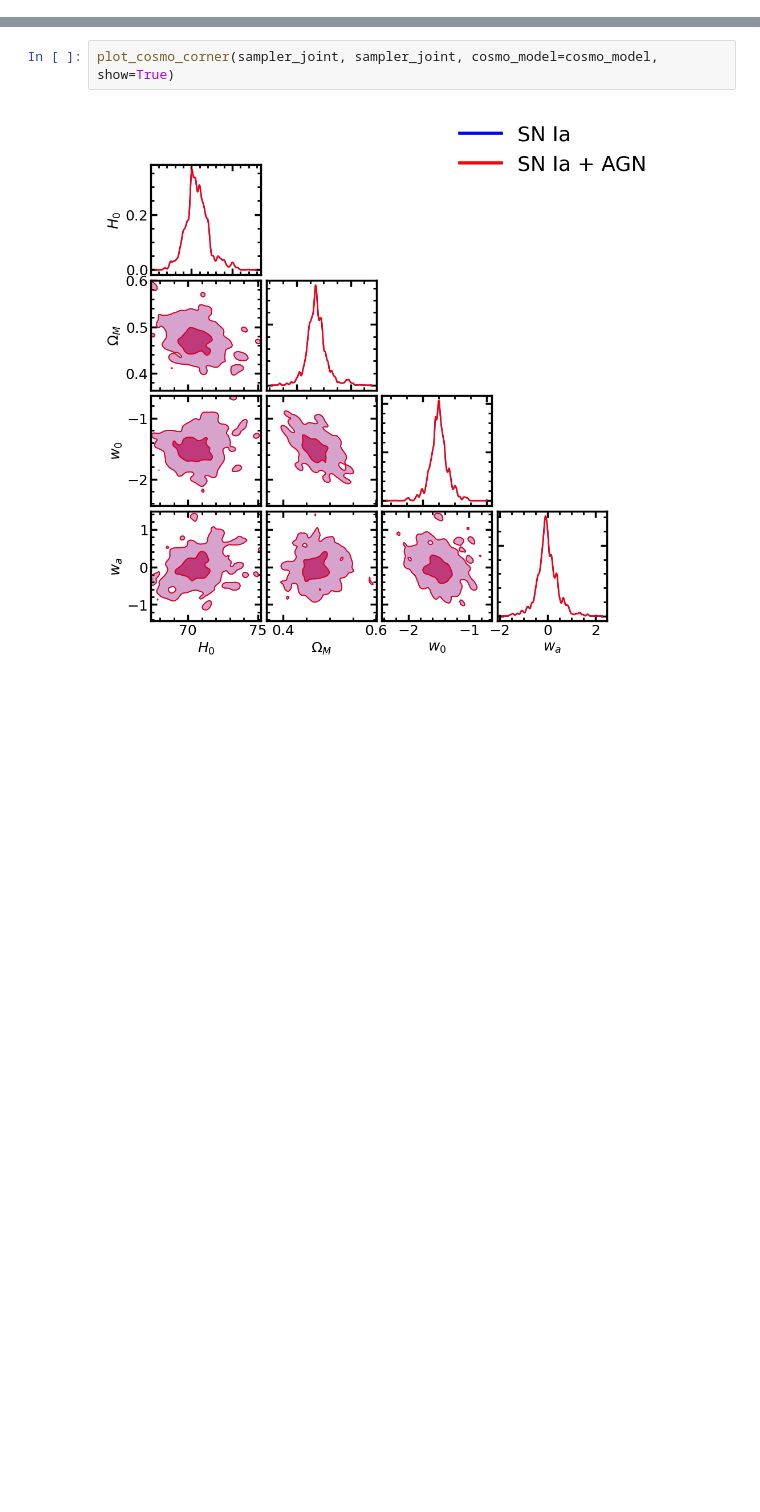
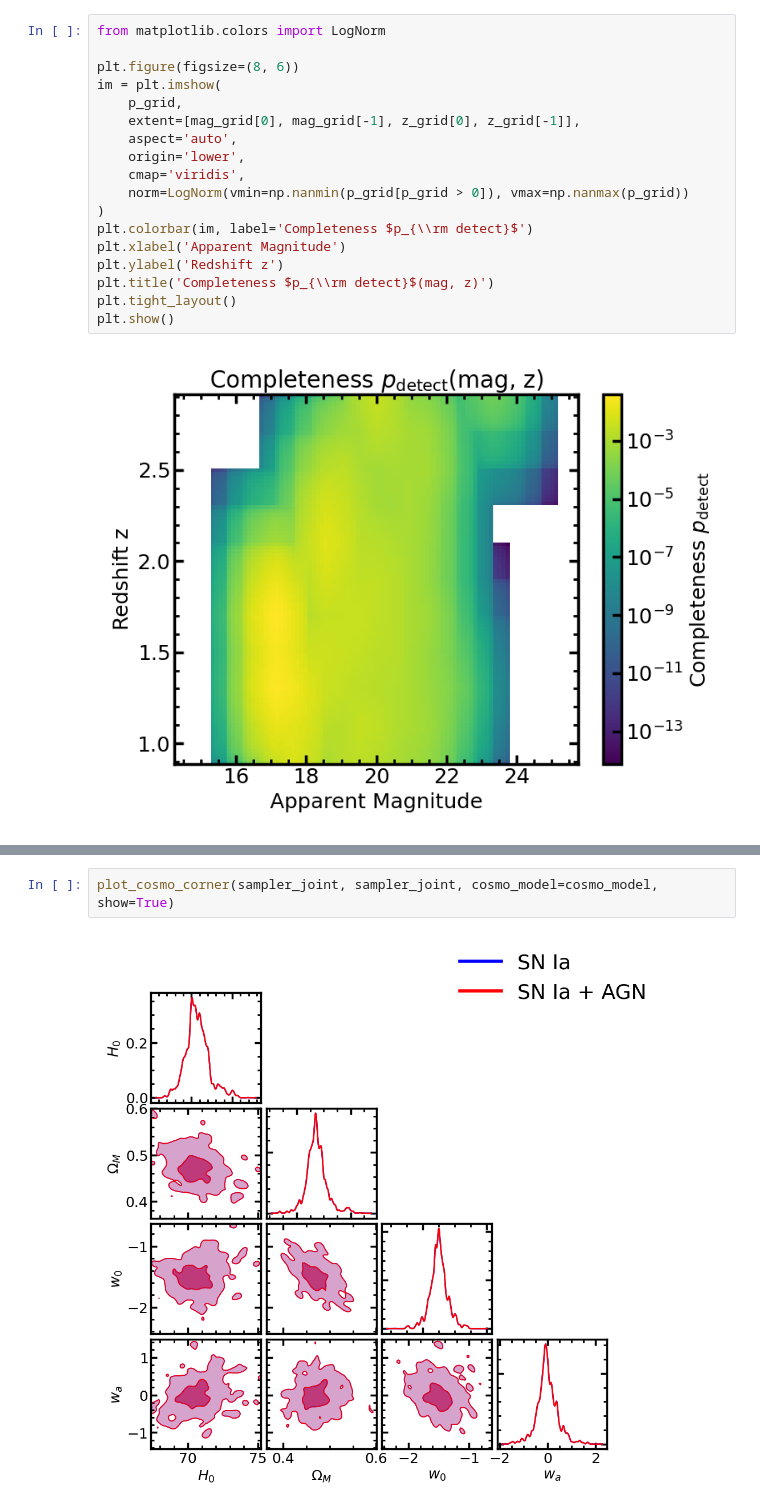
Before and after one commit to dutra/qvc, a Jupyter notebook: tutorials/hubble diagram py.ipynb, the cells around one changed output, grey strips where cells are left out. Saved outputs shown, nothing was run; the diff lists cells and outputs as text; blank space fills up the shorter version.

```diff
--- a/tutorials/hubble diagram py.ipynb
+++ b/tutorials/hubble diagram py.ipynb
@@ -73,0 +123,20 @@ sampler_joint, _ = run_mcmc_pipeline(df_agn, df_pantheon, cosmo_model=cosmo_mode
+# %%
+from matplotlib.colors import LogNorm
+
+plt.figure(figsize=(8, 6))
+im = plt.imshow(
+    p_grid,
+    extent=[mag_grid[0], mag_grid[-1], z_grid[0], z_grid[-1]],
+    aspect='auto',
+    origin='lower',
+    cmap='viridis',
+    norm=LogNorm(vmin=np.nanmin(p_grid[p_grid > 0]), vmax=np.nanmax(p_grid))
+)
+plt.colorbar(im, label='Completeness $p_{\\rm detect}$')
+plt.xlabel('Apparent Magnitude')
+plt.ylabel('Redshift z')
+plt.title('Completeness $p_{\\rm detect}$(mag, z)')
+plt.tight_layout()
+plt.show()
+# %% [output]
+[figure, added]
```
Also changed, not shown: parts of 11 cells of this notebook, 3 other files.
